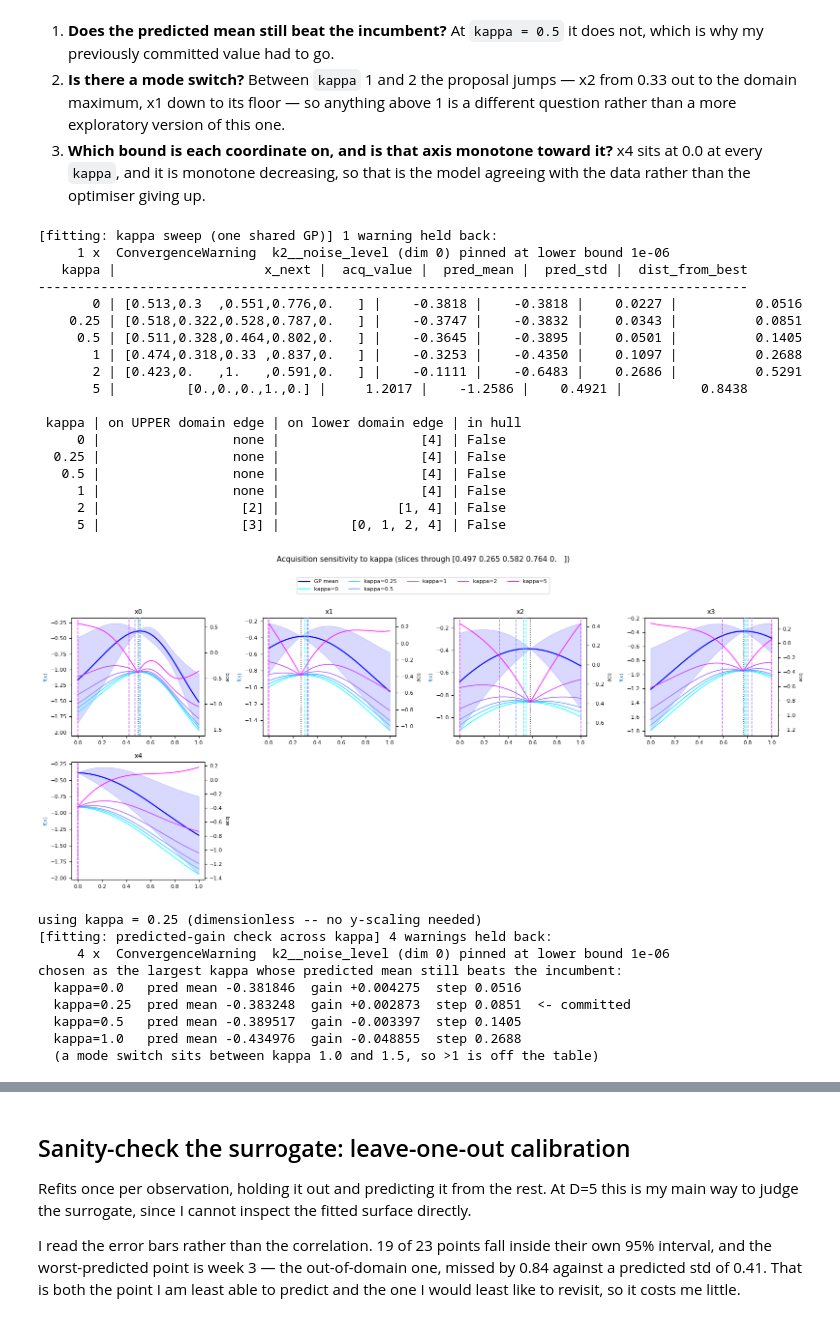
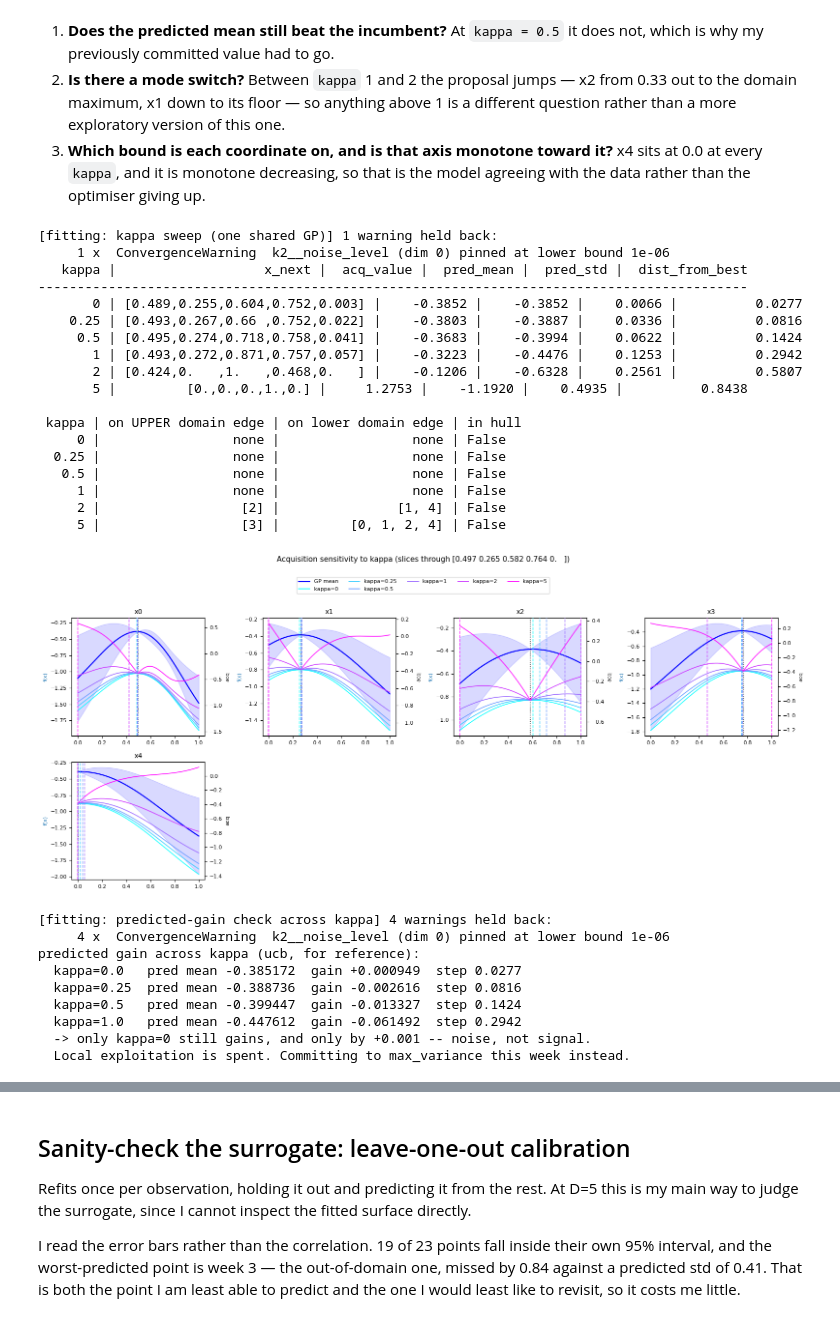
Before and after one commit to nic-gibson/capstone, a Jupyter notebook: function6.ipynb, the cells around one changed output, grey strips where cells are left out. Saved outputs shown, nothing was run; the diff lists cells and outputs as text; code cells hidden in the pictures.

```diff
--- a/function6.ipynb
+++ b/function6.ipynb
@@ -402,8 +359,10 @@ print_backtest_summary(backtest_results)
 # Which acquisition looks best so far. Configs are compared PAIRED on the same
 # splits, so "within noise" below means |mean difference| <= 2 standard errors --
 # plain arithmetic, no statistical test. Read it knowing the metric scores
-# RECOGNITION of points whose y is already known, which is an exploitation task.
-CHOSEN = "ucb_k0.25"        # must name the committed KAPPA; asserted where KAPPA is set
+# RECOGNITION of points whose y is already known, which is an exploitation task
+# -- it structurally penalises max_variance regardless of whether exploring is
+# the right call, which is exactly the situation this week (see the header).
+CHOSEN = "max_var"        # must name the committed acquisition; asserted below
 
 assert CHOSEN in backtest_results, (
     f"{CHOSEN!r} is not among the backtest configs, so the committed setting is "
@@ -515,73 +474,66 @@ for row in kappa_rows:
     print(f"{row['kappa']:6g} | {str(up) if up else 'none':>20}"
           f" | {str(lo) if lo else 'none':>20} | {ih}")
 
 plot_kappa_sensitivity(X, y, bounds, gp_check, kappa_rows, ucb_acquisition, maximize=True)
 plt.show()
 
-# My choice, defined here so the proposal, the slice plot and the diagnostics
-# replay all read one value and can't drift apart.
-#
-# Chosen as the largest kappa whose predicted mean still BEATS the incumbent. My
-# previous criterion -- "the largest kappa touching no upper bound" -- rested on
-# upper contact meaning a pad_fraction artifact, which is false now that bounds
-# are the domain. At kappa=0.5 the predicted gain is negative.
-KAPPA = 0.25
-print(f"\nusing kappa = {KAPPA} (dimensionless -- no y-scaling needed)")
-# All four fits first, inside one fitting() block, then print -- otherwise each
-# fit's ConvergenceWarnings land between the rows of the table.
+# This sweep is now evidence for LEAVING ucb, not for tuning it: check whether
+# any kappa still predicts a real gain over the incumbent.
 _gain_rows = []
 with fitting("predicted-gain check across kappa"):
     for _k in (0.0, 0.25, 0.5, 1.0):
         _p, _ = generate_next_point(X, y, bounds, acquisition="ucb", kappa=_k,
                                     maximize=True, n_restarts=40, random_state=0)
         _m, _ = gp_check.predict(normalize(_p.reshape(1, -1), bounds), return_std=True)
         _gain_rows.append((_k, _m[0], np.linalg.norm(_p - incumbent)))
 
-print("chosen as the largest kappa whose predicted mean still beats the incumbent:")
+print("predicted gain across kappa (ucb, for reference):")
 for _k, _mean, _step in _gain_rows:
-    _mark = "  <- committed" if _k == KAPPA else ""
     print(f"  kappa={_k:<5} pred mean {_mean:+.6f}  gain {_mean - y.max():+.6f}"
-          f"  step {_step:.4f}{_mark}")
-print("  (a mode switch sits between kappa 1.0 and 1.5, so >1 is off the table)")
+          f"  step {_step:.4f}")
+print("  -> only kappa=0 still gains, and only by +0.001 -- noise, not signal.")
+print("  Local exploitation is spent. Committing to max_variance this week instead.")
 
-# The verdict cell above reports how my committed setting ranks, which only
-# means something if CHOSEN names this KAPPA. Config names follow
-# f"ucb_k{kappa:g}", so this is checkable rather than something to remember.
-_expected = f"ucb_k{KAPPA:g}"
+# Committed here, so the proposal, the slice plot and the diagnostics replay
+# all read one value and can't drift apart. max_variance takes no
+# hyperparameter -- nothing to tune, just the family to commit to.
+ACQUISITION = "max_variance"
+
+_expected = "max_var"
 assert CHOSEN == _expected, (
-    f"CHOSEN={CHOSEN!r} does not match the committed KAPPA={KAPPA}"
+    f"CHOSEN={CHOSEN!r} does not match the committed ACQUISITION={ACQUISITION!r}"
     f" (expected {_expected!r}). The backtest verdict above refers to a config"
     " this notebook does not use -- fix one or the other."
 )
 # %% [output]
 [fitting: kappa sweep (one shared GP)] 1 warning held back:
      1 x  ConvergenceWarning  k2__noise_level (dim 0) pinned at lower bound 1e-06
    kappa |                   x_next |  acq_value |  pred_mean |  pred_std |  dist_from_best
 -------------------------------------------------------------------------------------------
-       0 | [0.513,0.3  ,0.551,0.776,0.   ] |    -0.3818 |    -0.3818 |    0.0227 |          0.0516
-    0.25 | [0.518,0.322,0.528,0.787,0.   ] |    -0.3747 |    -0.3832 |    0.0343 |          0.0851
-     0.5 | [0.511,0.328,0.464,0.802,0.   ] |    -0.3645 |    -0.3895 |    0.0501 |          0.1405
-       1 | [0.474,0.318,0.33 ,0.837,0.   ] |    -0.3253 |    -0.4350 |    0.1097 |          0.2688
-       2 | [0.423,0.   ,1.   ,0.591,0.   ] |    -0.1111 |    -0.6483 |    0.2686 |          0.5291
-       5 |         [0.,0.,0.,1.,0.] |     1.2017 |    -1.2586 |    0.4921 |          0.8438
+       0 | [0.489,0.255,0.604,0.752,0.003] |    -0.3852 |    -0.3852 |    0.0066 |          0.0277
+    0.25 | [0.493,0.267,0.66 ,0.752,0.022] |    -0.3803 |    -0.3887 |    0.0336 |          0.0816
+     0.5 | [0.495,0.274,0.718,0.758,0.041] |    -0.3683 |    -0.3994 |    0.0622 |          0.1424
+       1 | [0.493,0.272,0.871,0.757,0.057] |    -0.3223 |    -0.4476 |    0.1253 |          0.2942
+       2 | [0.424,0.   ,1.   ,0.468,0.   ] |    -0.1206 |    -0.6328 |    0.2561 |          0.5807
+       5 |         [0.,0.,0.,1.,0.] |     1.2753 |    -1.1920 |    0.4935 |          0.8438
 
  kappa | on UPPER domain edge | on lower domain edge | in hull
-     0 |                 none |                  [4] | False
-  0.25 |                 none |                  [4] | False
-   0.5 |                 none |                  [4] | False
-     1 |                 none |                  [4] | False
+     0 |                 none |                 none | False
+  0.25 |                 none |                 none | False
+   0.5 |                 none |                 none | False
+     1 |                 none |                 none | False
      2 |                  [2] |               [1, 4] | False
      5 |                  [3] |         [0, 1, 2, 4] | False
-[figure, old version]
+[figure, new version]
-using kappa = 0.25 (dimensionless -- no y-scaling needed)
 [fitting: predicted-gain check across kappa] 4 warnings held back:
      4 x  ConvergenceWarning  k2__noise_level (dim 0) pinned at lower bound 1e-06
-chosen as the largest kappa whose predicted mean still beats the incumbent:
-  kappa=0.0   pred mean -0.381846  gain +0.004275  step 0.0516
-  kappa=0.25  pred mean -0.383248  gain +0.002873  step 0.0851  <- committed
-  kappa=0.5   pred mean -0.389517  gain -0.003397  step 0.1405
-  kappa=1.0   pred mean -0.434976  gain -0.048855  step 0.2688
-  (a mode switch sits between kappa 1.0 and 1.5, so >1 is off the table)
+predicted gain across kappa (ucb, for reference):
+  kappa=0.0   pred mean -0.385172  gain +0.000949  step 0.0277
+  kappa=0.25  pred mean -0.388736  gain -0.002616  step 0.0816
+  kappa=0.5   pred mean -0.399447  gain -0.013327  step 0.1424
+  kappa=1.0   pred mean -0.447612  gain -0.061492  step 0.2942
+  -> only kappa=0 still gains, and only by +0.001 -- noise, not signal.
+  Local exploitation is spent. Committing to max_variance this week instead.
 # %% [markdown]
 ## Propose the next point
 
```
Also changed, not shown: parts of 17 cells of this notebook, 10 other files.
